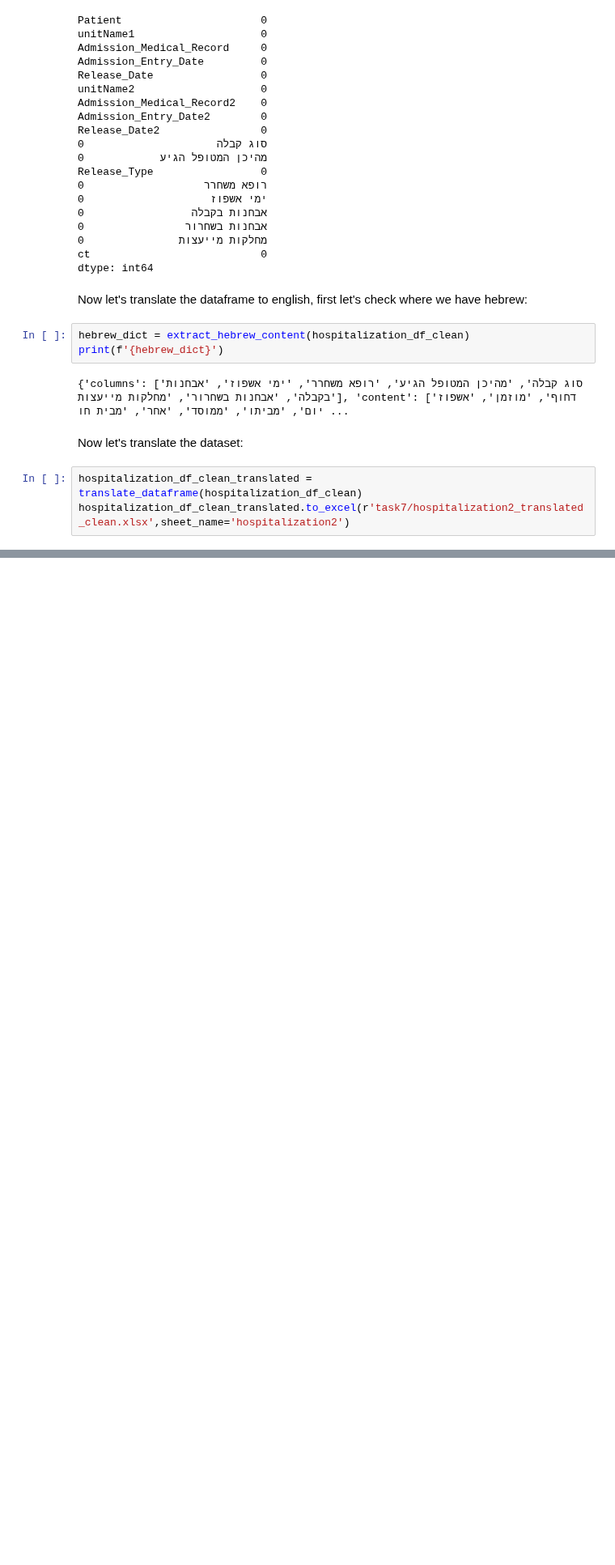
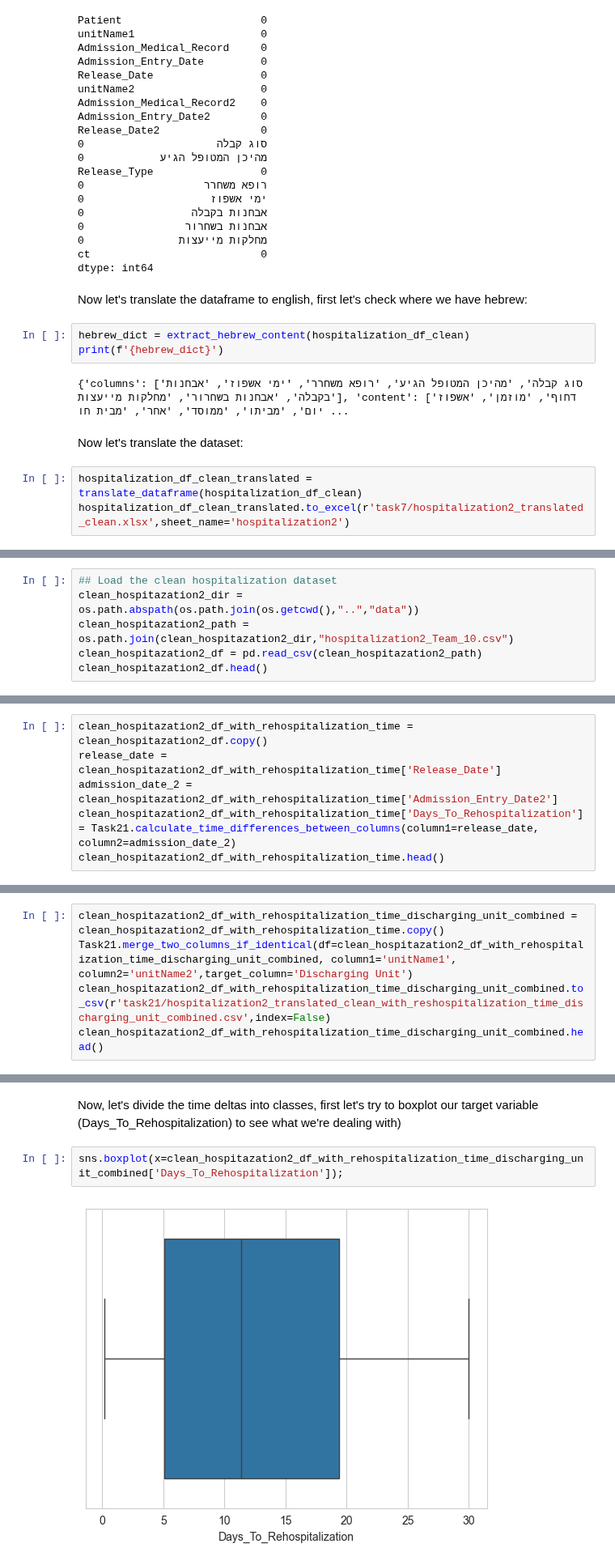
Before and after one commit to RyanWri/data-science2-lab-final-project, a Jupyter notebook: src/team_11/team11_results.ipynb, the cells around one changed output, grey strips where cells are left out. Shown at 81% size. Drawn from its saved outputs; the diff is of its cells as text; blank space fills up the shorter version.

Commit message:
labeled the data

```diff
--- a/src/team_11/team11_results.ipynb
+++ b/src/team_11/team11_results.ipynb
@@ -135,0 +143,6 @@ hospitalization_df_clean_translated.to_excel(r'task7/hospitalization2_translated
+# %%
+## Load the clean hospitalization dataset
+clean_hospitazation2_dir = os.path.abspath(os.path.join(os.getcwd(),"..","data"))
+clean_hospitazation2_path = os.path.join(clean_hospitazation2_dir,"hospitalization2_Team_10.csv")
+clean_hospitazation2_df = pd.read_csv(clean_hospitazation2_path)
+clean_hospitazation2_df.head()
@@ -135,0 +158,6 @@ hospitalization_df_clean_translated.to_excel(r'task7/hospitalization2_translated
+# %%
+clean_hospitazation2_df_with_rehospitalization_time = clean_hospitazation2_df.copy()
+release_date = clean_hospitazation2_df_with_rehospitalization_time['Release_Date']
+admission_date_2 = clean_hospitazation2_df_with_rehospitalization_time['Admission_Entry_Date2']
+clean_hospitazation2_df_with_rehospitalization_time['Days_To_Rehospitalization'] = Task21.calculate_time_differences_between_columns(column1=release_date, column2=admission_date_2)
+clean_hospitazation2_df_with_rehospitalization_time.head()
@@ -135,0 +201,5 @@ hospitalization_df_clean_translated.to_excel(r'task7/hospitalization2_translated
+# %%
+clean_hospitazation2_df_with_rehospitalization_time_discharging_unit_combined = clean_hospitazation2_df_with_rehospitalization_time.copy()
+Task21.merge_two_columns_if_identical(df=clean_hospitazation2_df_with_rehospitalization_time_discharging_unit_combined, column1='unitName1', column2='unitName2',target_column='Discharging Unit')
+clean_hospitazation2_df_with_rehospitalization_time_discharging_unit_combined.to_csv(r'task21/hospitalization2_translated_clean_with_reshospitalization_time_discharging_unit_combined.csv',index=False)
+clean_hospitazation2_df_with_rehospitalization_time_discharging_unit_combined.head()
@@ -135,0 +213,6 @@ hospitalization_df_clean_translated.to_excel(r'task7/hospitalization2_translated
+# %% [markdown]
+Now, let's divide the time deltas into classes, first let's try to boxplot our target variable (Days_To_Rehospitalization) to see what we're dealing with)
+# %%
+sns.boxplot(x=clean_hospitazation2_df_with_rehospitalization_time_discharging_unit_combined['Days_To_Rehospitalization']);
+# %% [output]
+[figure, added]
```
Also changed, not shown: parts of 20 cells of this notebook, 6 other files.
